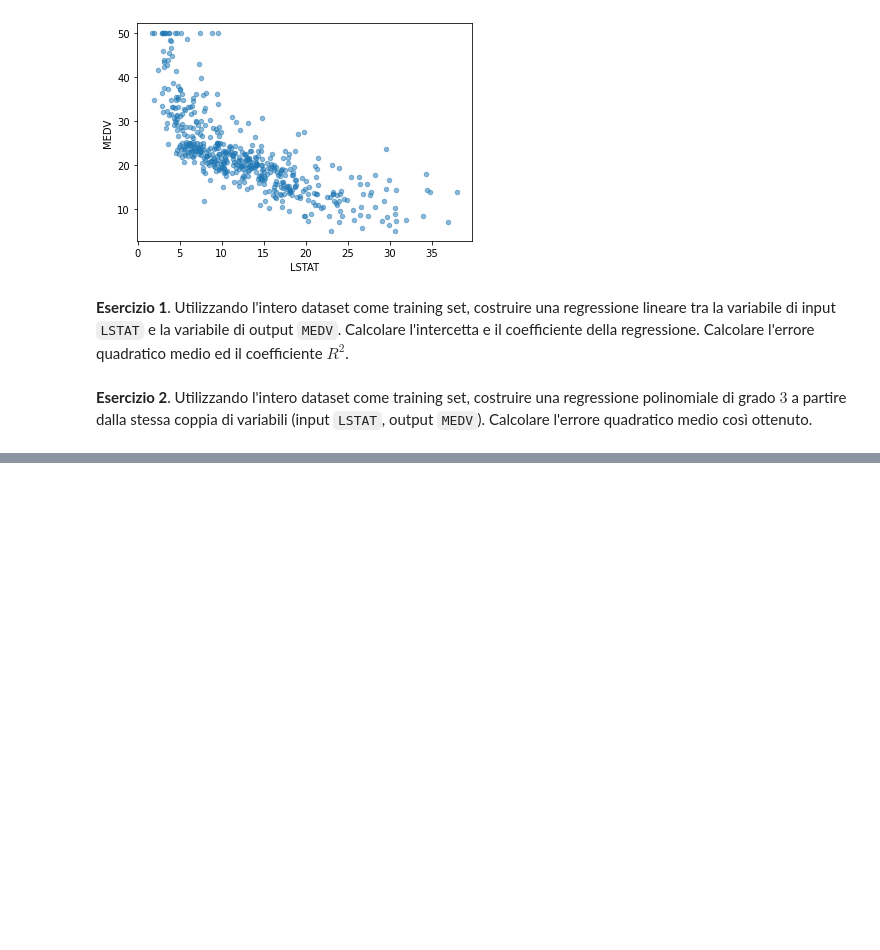
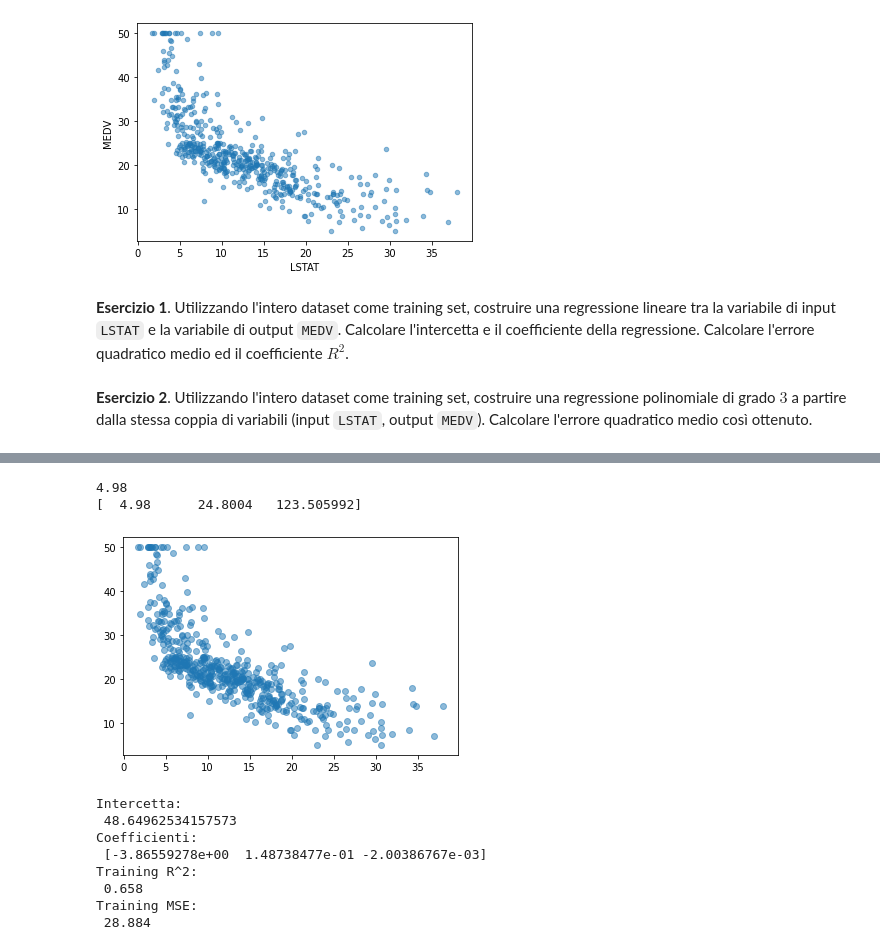
Before and after one commit to fedeghigo/Machine_Learning_modelling, a Jupyter notebook: Lessons/030-regression.ipynb, the cells around one changed output, grey strips where cells are left out. Saved outputs shown, nothing was run; the diff lists cells and outputs as text; code cells hidden in the pictures; blank space fills up the shorter version.

```diff
--- a/Lessons/030-regression.ipynb
+++ b/Lessons/030-regression.ipynb
@@ -349,3 +353,9 @@ boston.plot.scatter('LSTAT', 'MEDV', alpha=0.5);
 **Esercizio 1**. Utilizzando l'intero dataset come training set, costruire una regressione lineare tra la variabile di input `LSTAT` e la variabile di output `MEDV`. Calcolare l'intercetta e il coefficiente della regressione. Calcolare l'errore quadratico medio ed il coefficiente $R^2$.
 # %% [markdown]
 **Esercizio 2**. Utilizzando l'intero dataset come training set, costruire una regressione polinomiale di grado $3$ a partire dalla stessa coppia di variabili (input `LSTAT`, output `MEDV`). Calcolare l'errore quadratico medio così ottenuto.
+# %%
+#train, test = train_test_split(df, test_size=0.2, random_state=42) # Separo in 80% training - 20% test
+X = boston[['LSTAT']]
+y = boston['MEDV']    # notare la parentesi singola:
+regr = sklearn.linear_model.LinearRegression() # preparo il modello
+regr.fit(X, y);
@@ -351,0 +376,34 @@ boston.plot.scatter('LSTAT', 'MEDV', alpha=0.5);
+# %%
+poly_features = sklearn.preprocessing.PolynomialFeatures(degree=3, include_bias=False)
+X_poly = poly_features.fit_transform(X)
+print(X.iloc[0][0])
+print(X_poly[0])
+
+regr = sklearn.linear_model.LinearRegression()
+regr.fit(X_poly, y);
+# Calcoliamo le predizioni sull'intero range da 0.0 a 40.0
+y_pred = regr.predict(X_poly)
+
+
+
+#X_poly_all = poly_features.fit_transform(np.c_[np.arange(0.0, 300.0, 0.5)]) # np.c_ rende il range un array colonna 2D
+#y_pred_all = regr.predict(X_poly_all)
+# Grafichiamo i dati originali e l'ipotesi
+plt.scatter(X_poly[:,0], y, alpha=0.5)
+#plt.plot(X_poly[:,0], y, color='red', linewidth=3)
+plt.show()
+print('Intercetta: \n', regr.intercept_, '\nCoefficienti: \n', regr.coef_)
+print('Training R^2:\n %.3f' % r2_score(y, y_pred))
+print('Training MSE:\n %.3f' % mean_squared_error(y, y_pred))
+# %% [output]
+4.98
+[  4.98      24.8004   123.505992]
+[figure, added]
+Intercetta:
+ 48.64962534157573
+Coefficienti:
+ [-3.86559278e+00  1.48738477e-01 -2.00386767e-03]
+Training R^2:
+ 0.658
+Training MSE:
+ 28.884
```
Also changed, not shown: parts of 7 cells of this notebook.
